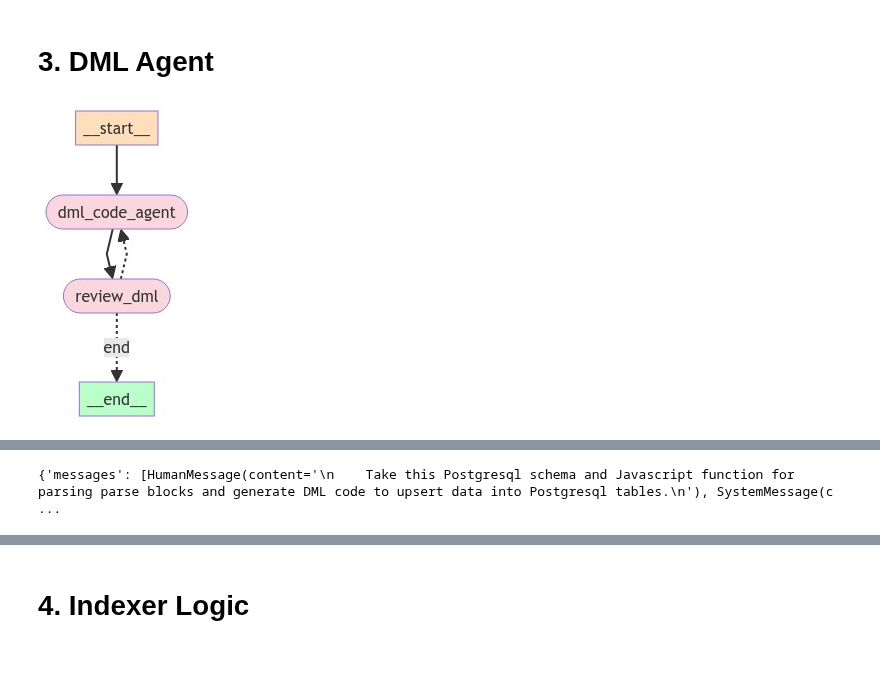
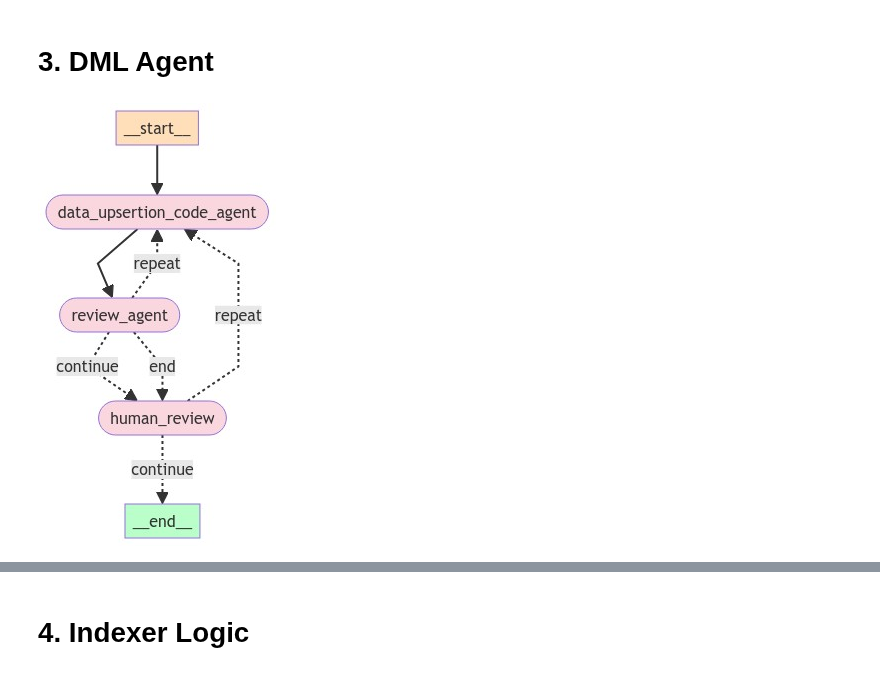
Before and after one commit to near/indexer-agent, a Jupyter notebook: SP_Agent_v1.ipynb, the cells around one changed output, grey strips where cells are left out. Cells and saved outputs as stored; diff of their text form; code cells hidden in the pictures.

```diff
--- a/SP_Agent_v1.ipynb
+++ b/SP_Agent_v1.ipynb
@@ -380,46 +351,56 @@ print(block_schema)
 # %% [markdown]
 # 3. DML Agent
 # %%
-def dml_code_agent_router(state):
+def data_upsertion_code_agent_router(state):
     should_continue = state.should_continue
     iterations = state.iterations
     if should_continue == True:
         return "end"
     elif iterations > 3:
         return "end"
     else:
-        return "dml_code_agent"
+        return "data_upsertion_code_agent"
 
 ## Create DDL Graph
 from langgraph.graph import END, StateGraph
 
 workflow = StateGraph(GraphState)
 
 ## Define the Agent nodes
-workflow.add_node("dml_code_agent", dml_code_agent.call_model)  # Plan the process
+workflow.add_node("data_upsertion_code_agent", data_upsertion_code_agent.call_model)
+workflow.add_node("review_agent", review_agent.call_model)
 
 ## Human Review
-workflow.add_node("review_dml",dml_code_agent.human_review)
+workflow.add_node("human_review",review_agent.human_review)
 
 ## Add Edges
-workflow.set_entry_point("dml_code_agent")
-workflow.add_edge("dml_code_agent","review_dml")
+workflow.set_entry_point("data_upsertion_code_agent")
+workflow.add_edge("data_upsertion_code_agent","review_agent")
 
 # Add Conditional Edges
-# Check if all block extraction tools are completed
+# Review code
 workflow.add_conditional_edges(
-    "review_dml",
-    dml_code_agent_router,
+    "review_agent",
+    code_review_router,
     {
-        "dml_code_agent":"dml_code_agent",
-        "end": END,
+        "continue": "human_review",
+        "repeat": "data_upsertion_code_agent",
+        "end": "human_review", # for now short circuit ending after 3 tries
+    }
+)
+workflow.add_conditional_edges(
+    "human_review",
+    human_review_router,
+    {
+        "continue": END,
+        "repeat": "data_upsertion_code_agent",
     }
 )
 
-dml_app = workflow.compile()
-display(Image(dml_app.get_graph(xray=True).draw_mermaid_png()))
+DataUpsertion_app = workflow.compile()
+display(Image(DataUpsertion_app.get_graph(xray=True).draw_mermaid_png()))
 # %% [output]
-[figure, old version]
+[figure, new version]
 # %%
 psql = {
     "ddl": "CREATE TABLE IF NOT EXISTS block_data (\n    signer_id VARCHAR(255),\n    block_height BIGINT,\n    receipt_id VARCHAR(255) PRIMARY KEY,\n    receipt_kind VARCHAR(255),\n    receiver_id VARCHAR(255),\n    predecessor_id VARCHAR(255),\n    status_value VARCHAR(255),\n    execution_outcome_id VARCHAR(255),\n    logs JSONB,\n    block_datetime TIMESTAMP,\n    method_name VARCHAR(255),\n    task_ordinal INTEGER,\n    task_hash BYTEA\n);"
@@ -443,24 +424,24 @@ CREATE TABLE IF NOT EXISTS block_data (
     task_hash BYTEA
 );
 # %%
-from langchain_core.messages import HumanMessage
+# from langchain_core.messages import HumanMessage
 
-question = f"""
-    Take this Postgresql schema and Javascript function for parsing parse blocks and generate DML code to upsert data into Postgresql tables.
-"""
+# question = f"""
+#     Take this Postgresql schema and Javascript function for parsing parse blocks and generate DataUpsertion code to upsert data into Postgresql tables.
+# """
 
-result = dml_app.invoke({"messages": [HumanMessage(content=question)],
-                     "block_schema": block_schema,
-                     "block_heights":[],
-                     "js_code":js_code,
-                     "ddl_code":ddl_code,
-                     "dml_code": "",
-                     "indexer_logic":"",
-                     "iterations": 0,
-                     "error":"",
-                     "should_continue": False,
-                     })
+# result = DataUpsertion_app.invoke({"messages": [HumanMessage(content=question)],
+#                      "block_schema": block_schema,
+#                      "block_heights":[],
+#                      "extract_block_data_code":extract_block_data_code,
+#                      "table_creation_code":table_creation_code,
+#                      "data_upsertion_code": "",
+#                      "indexer_logic":"",
+#                      "iterations": 0,
+#                      "error":"",
+#                      "should_continue": False,
+#                      })
 
-print(result)
+# data_upsertion_code = result["data_upsertion_code"].replace('\\n','\n')
+# print(result['extract_block_data_code'])
+# print(data_upsertion_code)
-# %% [output]
-{'messages': [HumanMessage(content='\n    Take this Postgresql schema and Javascript function for parsing parse blocks and generate DML code to upsert data into Postgresql tables.\n'), SystemMessage(c ...
```
Also changed, not shown: parts of 24 cells of this notebook, 7 other files.
